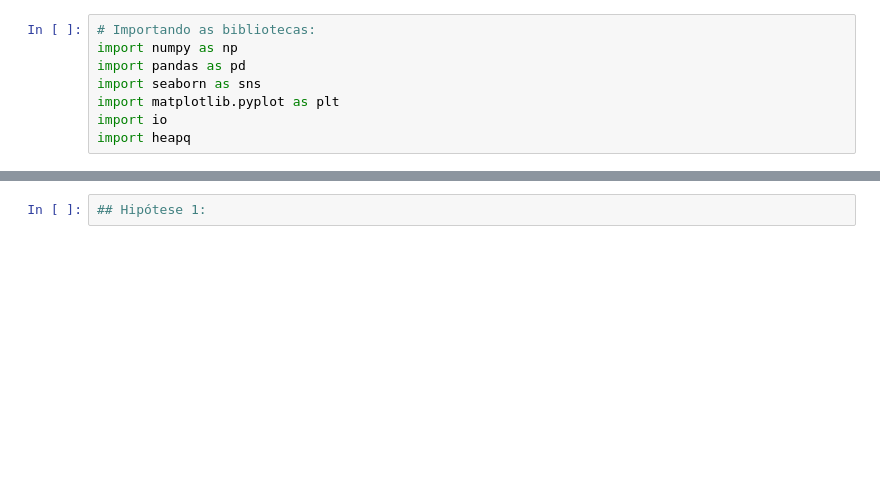
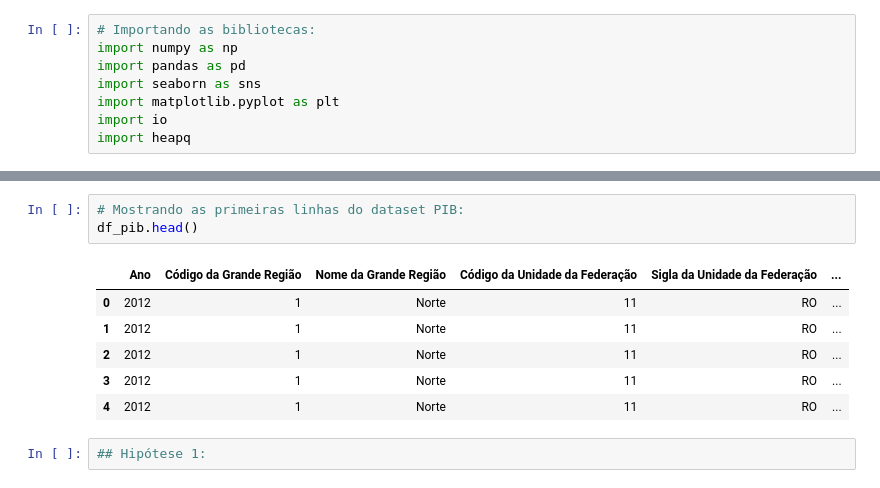
Before and after one commit to sssouto/caminho-da-escola, a Jupyter notebook: TrabalhoFinal_SanderSoaresSouto.ipynb, the cells around one changed output, grey strips where cells are left out. Cells and saved outputs as stored; diff of their text form; blank space fills up the shorter version.

```diff
--- a/TrabalhoFinal_SanderSoaresSouto.ipynb
+++ b/TrabalhoFinal_SanderSoaresSouto.ipynb
@@ -108,3 +87,13 @@ Saving PIB dos Municípios - base de dados 2012-2018.xls to PIB dos Municípios
+# %%
+# Mostrando as primeiras linhas do dataset PIB:
+df_pib.head()
+# %% [output]
+|  | Ano | Código da Grande Região | Nome da Grande Região | Código da Unidade da Federação | Sigla da Unidade da Federação | ... |
+| 0 | 2012 | 1 | Norte | 11 | RO | ... |
+| 1 | 2012 | 1 | Norte | 11 | RO | ... |
+| 2 | 2012 | 1 | Norte | 11 | RO | ... |
+| 3 | 2012 | 1 | Norte | 11 | RO | ... |
+| 4 | 2012 | 1 | Norte | 11 | RO | ... |
 # %%
 ## Hipótese 1:
 # %% [markdown]
```
Also changed, not shown: parts of 3 cells of this notebook.
